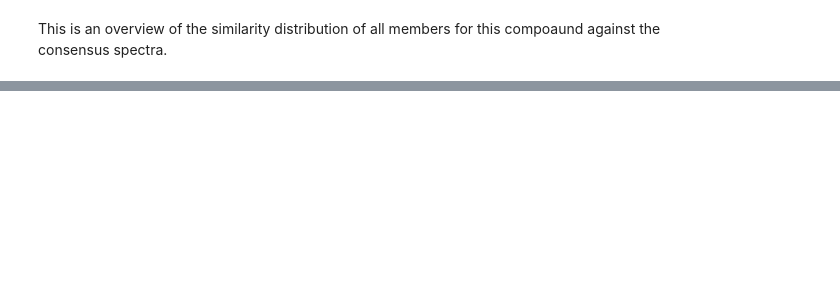
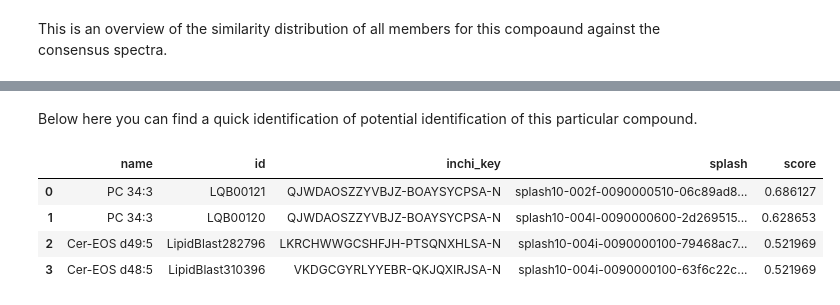
Before and after one commit to metabolomics-us/carpy, a Jupyter notebook: cis-vis/cisvis/visualizeCompound.ipynb, the cells around one changed output, grey strips where cells are left out. Saved outputs shown, nothing was run; the diff lists cells and outputs as text; code cells hidden in the pictures; blank space fills up the shorter version.

```diff
--- a/cis-vis/cisvis/visualizeCompound.ipynb
+++ b/cis-vis/cisvis/visualizeCompound.ipynb
@@ -11,7 +13,10 @@ plt.rcParams['figure.figsize'] = [12, 5]
 # these are parameterized over papermill
 cis_url = 'https://dev-api.metabolomics.us/cis'
 cis_api_token = 'rDJfRW6ilG2WooOR72AaE3NqL4m23WvY6ub4FEoS'
-splash = 'splash10-0002-0090500000-53c0a0bd55cd73db3ed9'
+
+
+# WRONG annotation!!! splash = 'splash10-004i-0090000200-0b8bec841b059881a095' #splash10-0udi-0313009000-bf3167aa021f374219c2'
+splash = 'splash10-004i-0090000200-0b8bec841b059881a095'
 library = 'soqe[M-H] | QExactive | test | negative'
 # %%
 
@@ -55,0 +78,11 @@ generate_similarity_histogram(compound,members)
+# %% [markdown]
+Below here you can find a quick identification of potential identification of this particular compound.
+# %%
+result = identify_compound(compound)
+pd.DataFrame(result).drop(['spectrum'],axis=1)
+# %% [output]
+|  | name | id | inchi_key | splash | score |
+| 0 | PC 34:3 | LQB00121 | QJWDAOSZZYVBJZ-BOAYSYCPSA-N | splash10-002f-0090000510-06c89ad8... | 0.686127 |
+| 1 | PC 34:3 | LQB00120 | QJWDAOSZZYVBJZ-BOAYSYCPSA-N | splash10-004l-0090000600-2d269515... | 0.628653 |
+| 2 | Cer-EOS d49:5 | LipidBlast282796 | LKRCHWWGCSHFJH-PTSQNXHLSA-N | splash10-004i-0090000100-79468ac7... | 0.521969 |
+| 3 | Cer-EOS d48:5 | LipidBlast310396 | VKDGCGYRLYYEBR-QKJQXIRJSA-N | splash10-004i-0090000100-63f6c22c... | 0.521969 |
```
Also changed, not shown: parts of 10 cells of this notebook, 3 other files.
